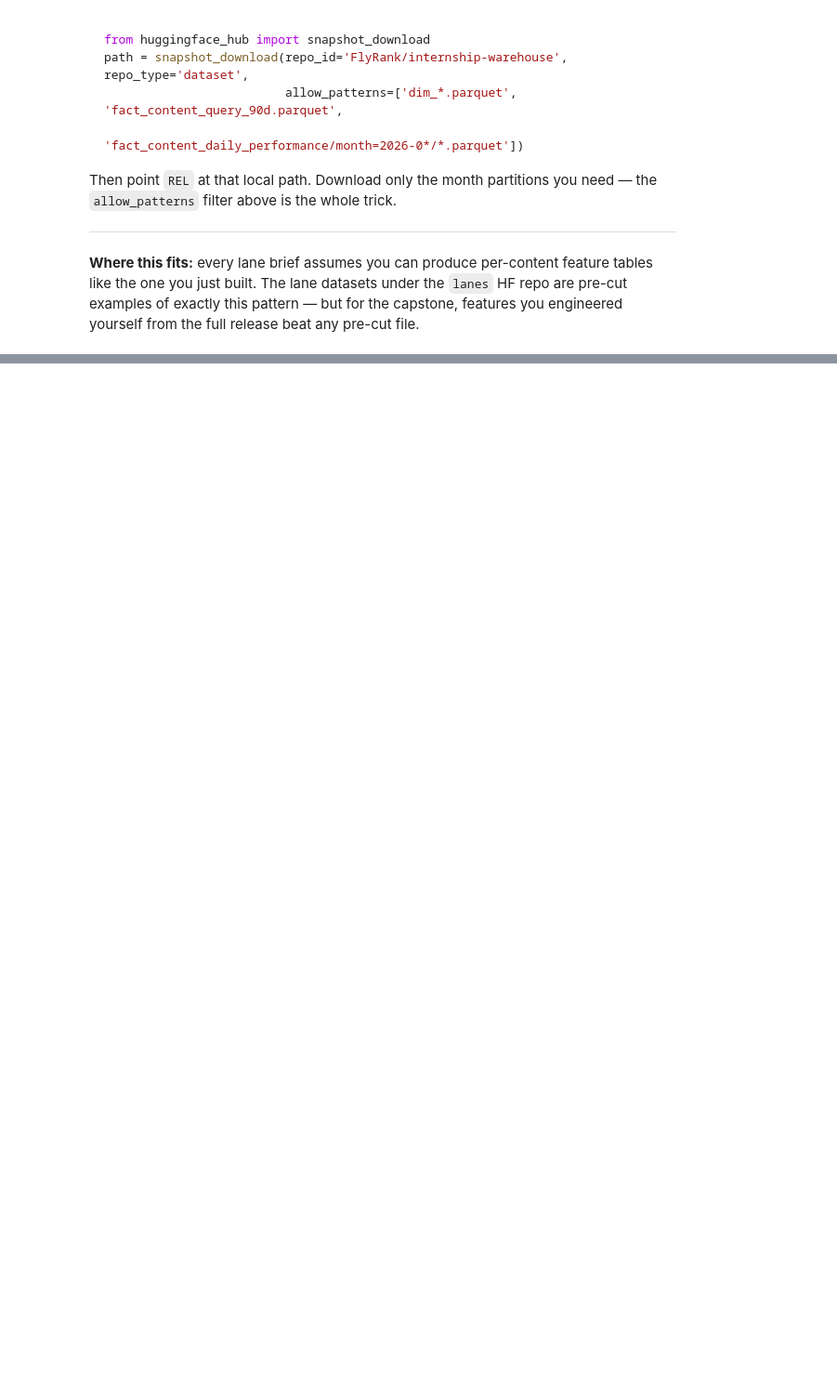
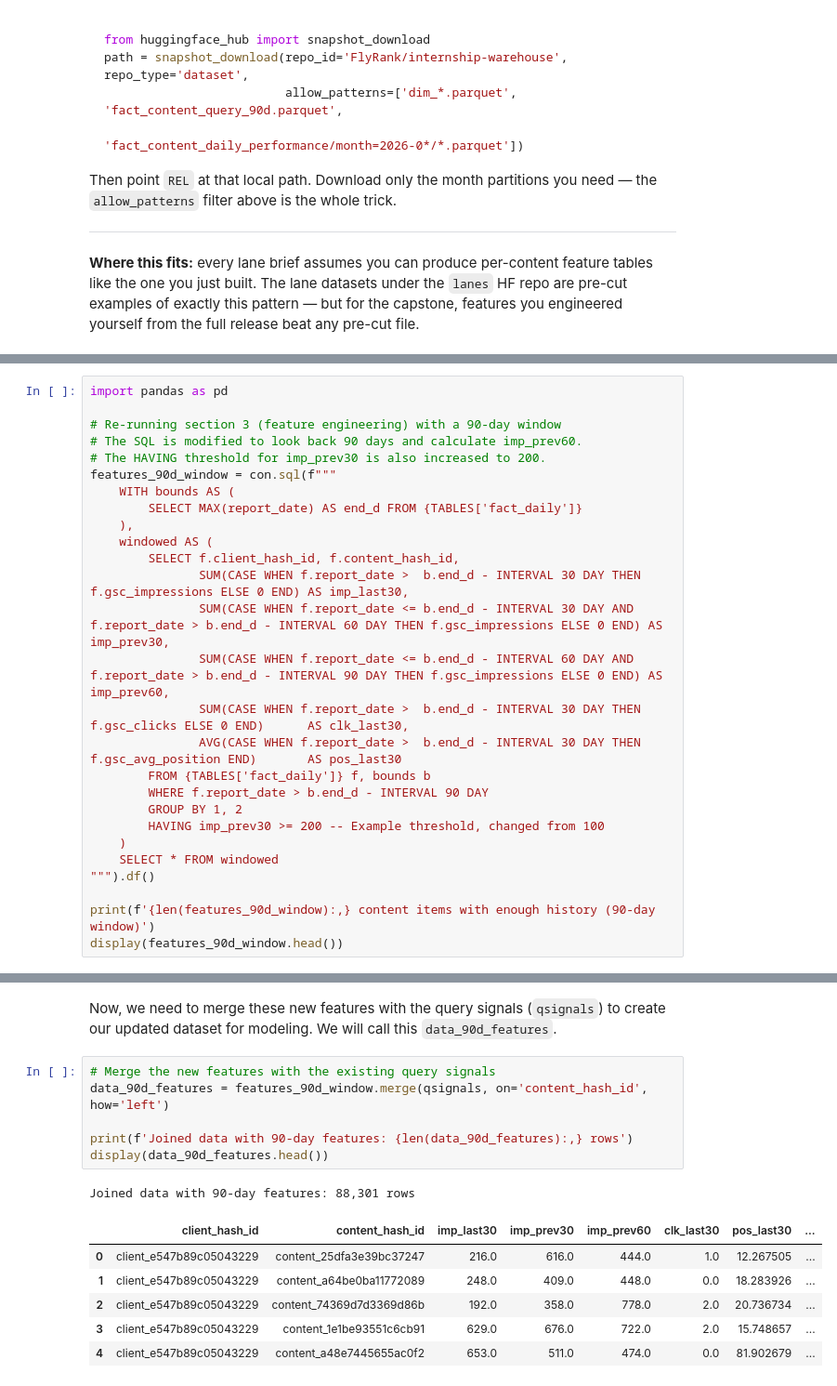
Before and after one commit to rish7186/flyrank-ml-internship-starter, a Jupyter notebook: notebooks/03_working_with_the_full_release.ipynb, the cells around one changed output, grey strips where cells are left out. Shown at 93% size. Cells and saved outputs as stored; diff of their text form; blank space fills up the shorter version.

```diff
--- a/notebooks/03_working_with_the_full_release.ipynb
+++ b/notebooks/03_working_with_the_full_release.ipynb
@@ -173,0 +234,27 @@ release beat any pre-cut file.
+# %%
+import pandas as pd
+
+# Re-running section 3 (feature engineering) with a 90-day window
+# The SQL is modified to look back 90 days and calculate imp_prev60.
+# The HAVING threshold for imp_prev30 is also increased to 200.
+features_90d_window = con.sql(f"""
+    WITH bounds AS (
+        SELECT MAX(report_date) AS end_d FROM {TABLES['fact_daily']}
+    ),
+    windowed AS (
+        SELECT f.client_hash_id, f.content_hash_id,
+               SUM(CASE WHEN f.report_date >  b.end_d - INTERVAL 30 DAY THEN f.gsc_impressions ELSE 0 END) AS imp_last30,
+               SUM(CASE WHEN f.report_date <= b.end_d - INTERVAL 30 DAY AND f.report_date > b.end_d - INTERVAL 60 DAY THEN f.gsc_impressions ELSE 0 END) AS imp_prev30,
+               SUM(CASE WHEN f.report_date <= b.end_d - INTERVAL 60 DAY AND f.report_date > b.end_d - INTERVAL 90 DAY THEN f.gsc_impressions ELSE 0 END) AS imp_prev60,
+               SUM(CASE WHEN f.report_date >  b.end_d - INTERVAL 30 DAY THEN f.gsc_clicks ELSE 0 END)      AS clk_last30,
+               AVG(CASE WHEN f.report_date >  b.end_d - INTERVAL 30 DAY THEN f.gsc_avg_position END)       AS pos_last30
+        FROM {TABLES['fact_daily']} f, bounds b
+        WHERE f.report_date > b.end_d - INTERVAL 90 DAY
+        GROUP BY 1, 2
+        HAVING imp_prev30 >= 200 -- Example threshold, changed from 100
+    )
+    SELECT * FROM windowed
+""").df()
+
+print(f'{len(features_90d_window):,} content items with enough history (90-day window)')
+display(features_90d_window.head())
@@ -173,0 +269,16 @@ release beat any pre-cut file.
+# %% [markdown]
+Now, we need to merge these new features with the query signals (`qsignals`) to create our updated dataset for modeling. We will call this `data_90d_features`.
+# %%
+# Merge the new features with the existing query signals
+data_90d_features = features_90d_window.merge(qsignals, on='content_hash_id', how='left')
+
+print(f'Joined data with 90-day features: {len(data_90d_features):,} rows')
+display(data_90d_features.head())
+# %% [output]
+Joined data with 90-day features: 88,301 rows
+|  | client_hash_id | content_hash_id | imp_last30 | imp_prev30 | imp_prev60 | clk_last30 | pos_last30 | ... |
+| 0 | client_e547b89c05043229 | content_25dfa3e39bc37247 | 216.0 | 616.0 | 444.0 | 1.0 | 12.267505 | ... |
+| 1 | client_e547b89c05043229 | content_a64be0ba11772089 | 248.0 | 409.0 | 448.0 | 0.0 | 18.283926 | ... |
+| 2 | client_e547b89c05043229 | content_74369d7d3369d86b | 192.0 | 358.0 | 778.0 | 2.0 | 20.736734 | ... |
+| 3 | client_e547b89c05043229 | content_1e1be93551c6cb91 | 629.0 | 676.0 | 722.0 | 2.0 | 15.748657 | ... |
+| 4 | client_e547b89c05043229 | content_a48e7445655ac0f2 | 653.0 | 511.0 | 474.0 | 0.0 | 81.902679 | ... |
```
Also changed, not shown: parts of 14 cells of this notebook.
